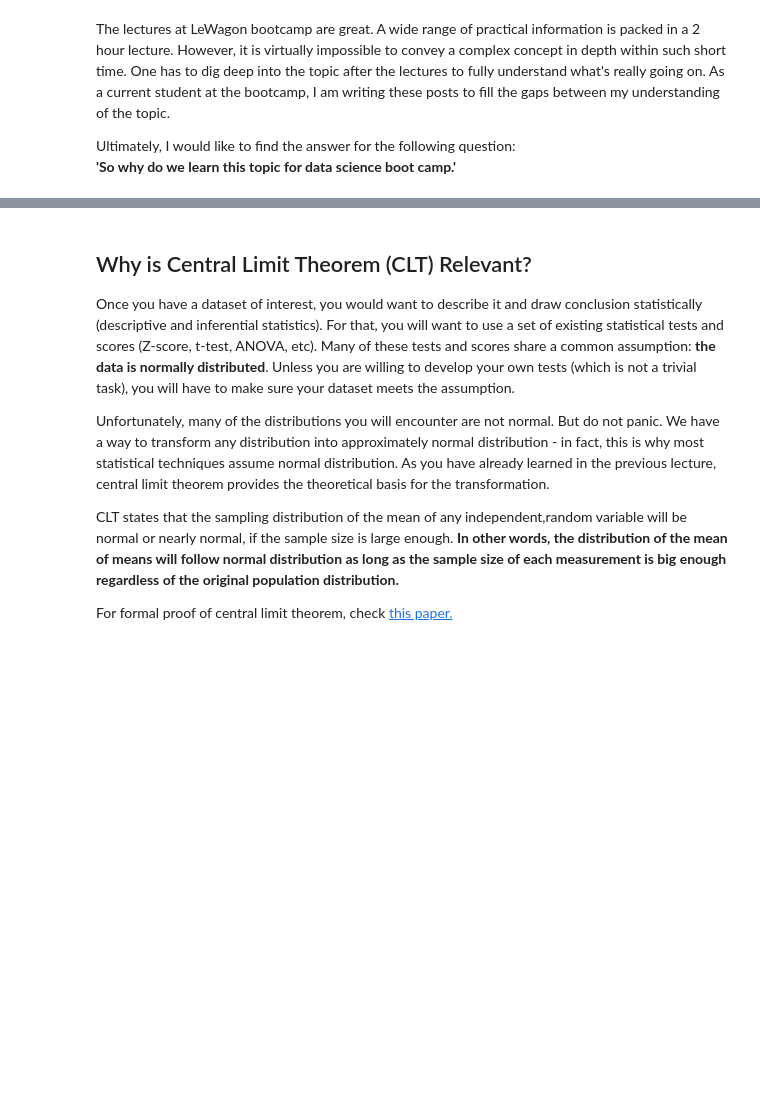
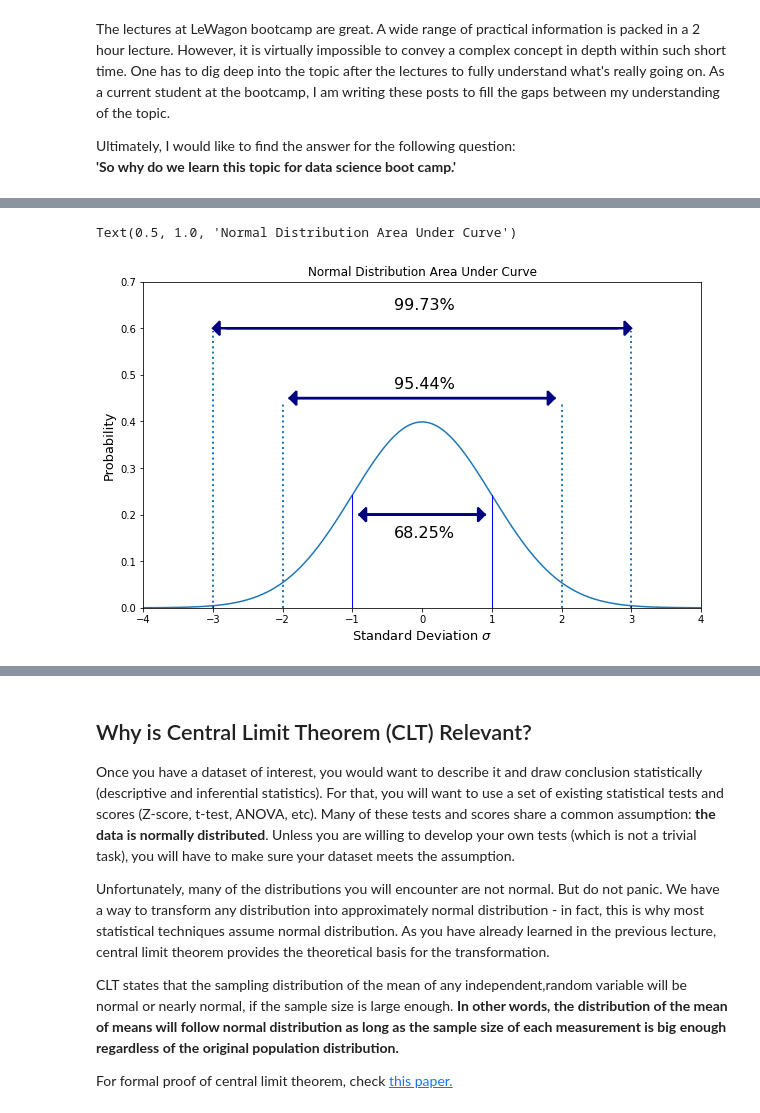
Before and after one commit to disney-snoopy/fastbook, a Jupyter notebook: _notebooks/2021-01-23-ztest.ipynb, the cells around one changed output, grey strips where cells are left out. Drawn from its saved outputs; the diff is of its cells as text; code cells hidden in the pictures; blank space fills up the shorter version.

```diff
--- a/_notebooks/2021-01-23-ztest.ipynb
+++ b/_notebooks/2021-01-23-ztest.ipynb
@@ -31,3 +31,7 @@ import matplotlib.ticker as ticker
 import altair as alt
 import random
 import scipy
+# %%
+x_domain = np.arange(-4, 4, 0.01)
+norm = scipy.stats.norm(loc = 0, scale = 1)
+y = norm.pdf(x_domain)
@@ -34 +56,38 @@ import scipy
+# %%
+#collapse
+plt.figure(figsize=(10, 6))
+plt.plot(x_domain, y)
+ylim = 0.7
+plt.ylim(0, ylim)
+plt.xlim(-4, 4)
+plt.axvline(x = 1, ymax=norm.pdf(1)/ylim, lw = 1, color = 'blue')
+plt.axvline(x = -1, ymax=norm.pdf(-1)/ylim, lw = 1, color = 'blue')
+plt.axvline(x = 2, ymax=0.63, lw = 2, linestyle = ':')
+plt.axvline(x = -2, ymax=0.63, lw = 2, linestyle = ':')
+
+plt.axvline(x = 3, ymax=0.85, lw = 2, linestyle = ':')
+plt.axvline(x = -3, ymax=0.85, lw = 2, linestyle = ':')
+
+plt.axvline(x = 3, ymax=norm.pdf(3)/ylim, lw = 1, color = 'blue')
+plt.axvline(x = -3, ymax=norm.pdf(-3)/ylim, lw = 1, color = 'blue')
+
+plt.arrow(-0.9, 0.2, 1.8, 0, head_width=0.03, head_length=0.1, linewidth=2, length_includes_head=True, color = 'navy')
+plt.arrow(0.9, 0.2, -1.8, 0, head_width=0.03, head_length=0.1, linewidth=2, length_includes_head=True, color = 'navy')
+
+plt.arrow(-1.9, 0.45, 3.8, 0, head_width=0.03, head_length=0.1, linewidth=2, length_includes_head=True, color = 'navy')
+plt.arrow(1.9, 0.45, -3.8, 0, head_width=0.03, head_length=0.1, linewidth=2, length_includes_head=True, color = 'navy')
+
+plt.arrow(-2.8, 0.6, 5.8, 0, head_width=0.03, head_length=0.1, linewidth=2, length_includes_head=True, color = 'navy')
+plt.arrow(2.8, 0.6, -5.8, 0, head_width=0.03, head_length=0.1, linewidth=2, length_includes_head=True, color = 'navy')
+
+plt.text(-0.4, 0.15, '68.25%', fontsize = 16)
+plt.text(-0.4, 0.47, '95.44%', fontsize = 16)
+plt.text(-0.4, 0.64, '99.73%', fontsize = 16)
+
+plt.xlabel('Standard Deviation $\sigma$', fontsize = 13)
+plt.ylabel('Probability', fontsize = 13)
+plt.title('Normal Distribution Area Under Curve')
+# %% [output]
+Text(0.5, 1.0, 'Normal Distribution Area Under Curve')
+[figure, added]
 # %% [markdown]
```
Also changed, not shown: parts of 7 cells of this notebook.
